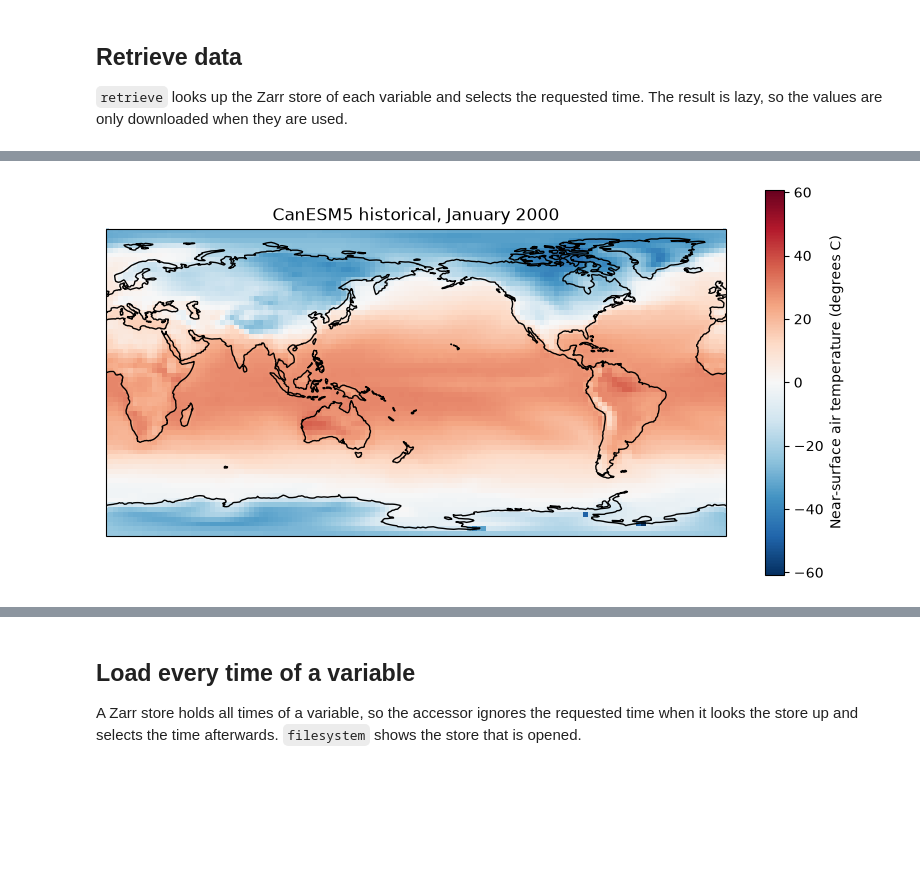
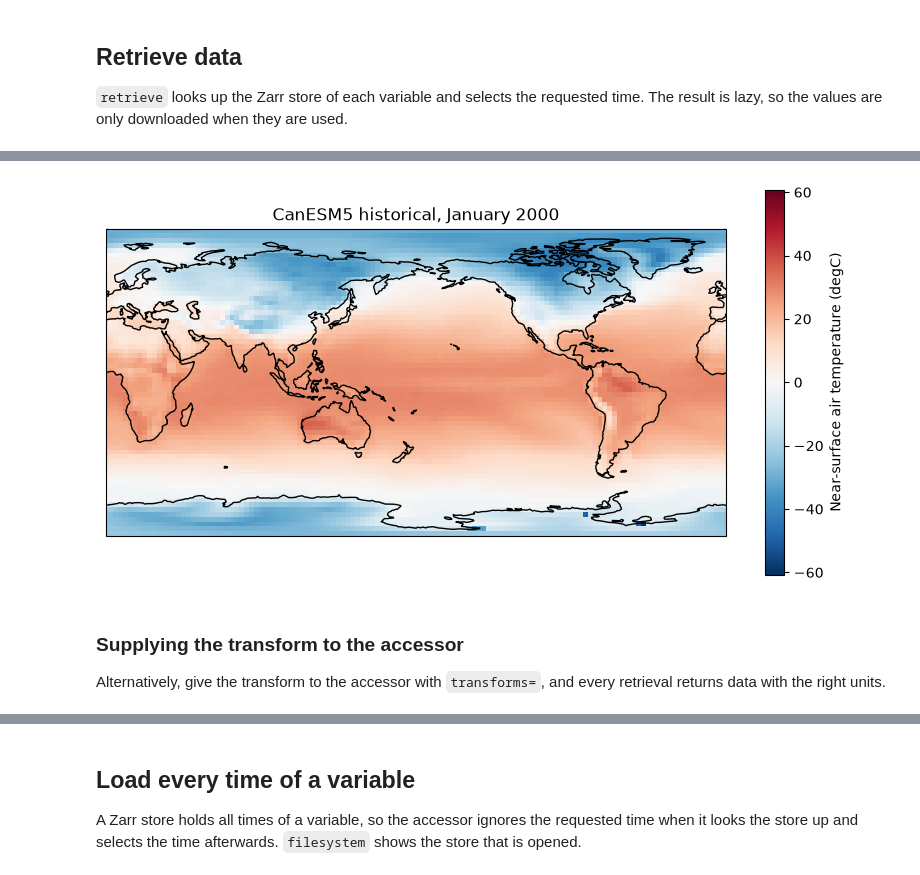
Before and after one commit to ahmedmohiduet/PyEarthTools, a Jupyter notebook: docs/notebooks/data/Pangeo_CMIP6.ipynb, the cells around one changed output, grey strips where cells are left out. Cells and saved outputs as stored; diff of their text form; code cells hidden in the pictures; blank space fills up the shorter version.

```diff
--- a/docs/notebooks/data/Pangeo_CMIP6.ipynb
+++ b/docs/notebooks/data/Pangeo_CMIP6.ipynb
@@ -122,0 +127,26 @@ Plot the near-surface air temperature of January 2000 on a map. CMIP6 temperatur
+# %%
+class ConvertUnits(pyearthtools.data.Transform):
+    """
+    This transform converts the unit in a dataset.
+    """
+
+    def __init__(self, var_convert_dict, var_units):
+        self._var_convert_dict = var_convert_dict
+        self._var_units = var_units
+        if set(var_convert_dict.keys()) != set(var_units.keys()):
+            raise ValueError('The unit conversion function and unit names dictionaries must have the same keys.')
+        super().__init__()
+        self.record_initialisation()
+
+    def apply(self, sample):
+        def map_func(da, var_lut):
+            try:
+                ret_val = var_lut[da.name](da)
+            except KeyError:
+                ret_val = da
+            return ret_val
+
+        ret_sample = sample.map(map_func, var_lut=self._var_convert_dict)
+        for var_name, var_unit in self._var_units.items():
+            ret_sample[var_name].attrs['units'] = var_unit
+        return ret_sample
@@ -122,0 +155,11 @@ Plot the near-surface air temperature of January 2000 on a map. CMIP6 temperatur
+# %%
+var_lut = {'tas': lambda arr1: arr1 - 273.15}
+unit_lut = {'tas': 'degC'}
+
+convert_units = ConvertUnits(var_convert_dict=var_lut, var_units=unit_lut)
+
+cmip_pipe = pyearthtools.pipeline.Pipeline(
+    index,
+    convert_units,
+)
+cmip_pipe
@@ -122,0 +174,3 @@ Plot the near-surface air temperature of January 2000 on a map. CMIP6 temperatur
+# %%
+data_c = cmip_pipe['2000-01']
+data_c
@@ -123,15 +213,19 @@ Plot the near-surface air temperature of January 2000 on a map. CMIP6 temperatur
 # %%
-temperature = data['tas'].squeeze() - 273.15
+temperature = data_c['tas'].squeeze()
 
 fig = matplotlib.pyplot.figure(figsize=(10, 5))
 ax = matplotlib.pyplot.axes(projection=cartopy.crs.PlateCarree(central_longitude=180))
 temperature.plot(
     ax=ax,
     transform=cartopy.crs.PlateCarree(),
     cmap='RdBu_r',
-    cbar_kwargs={'label': 'Near-surface air temperature (degrees C)'},
+    cbar_kwargs={'label': f"Near-surface air temperature ({temperature.attrs['units']})"},
 )
 ax.coastlines()
 ax.set_title('CanESM5 historical, January 2000');
 # %% [output]
-[figure, old version]
+[figure, new version]
+# %% [markdown]
+### Supplying the transform to the accessor
+
+Alternatively, give the transform to the accessor with `transforms=`, and every retrieval returns data with the right units.
```
Also changed, not shown: parts of 10 cells of this notebook, 1 other file.
